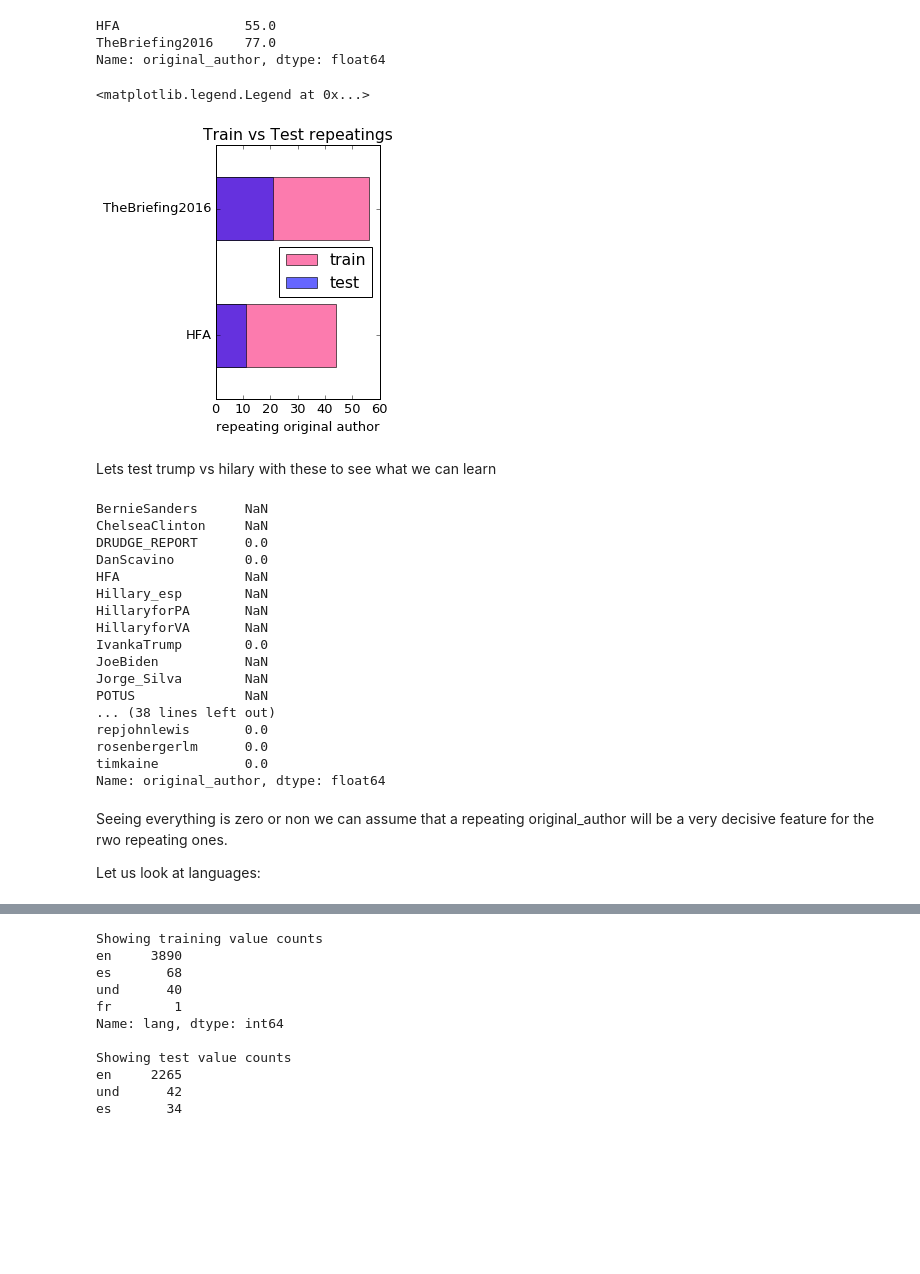
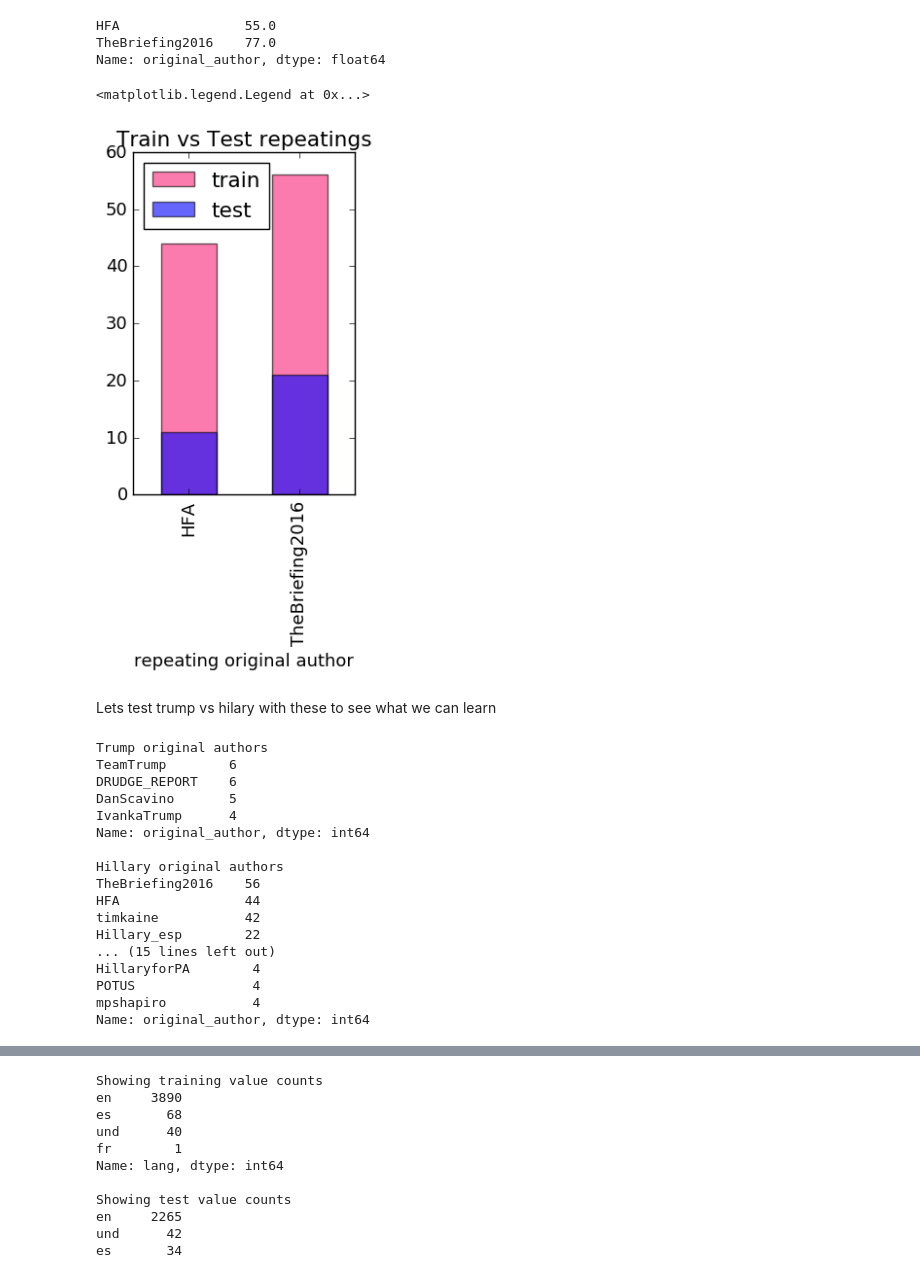
Before and after one commit to eytans/PresidentialTweets, a Jupyter notebook: hwq3.3.1.ipynb, the cells around one changed output, grey strips where cells are left out. Cells and saved outputs as stored; diff of their text form; code cells hidden in the pictures; blank space fills up the shorter version.

```diff
--- a/hwq3.3.1.ipynb
+++ b/hwq3.3.1.ipynb
@@ -201,0 +193,14 @@ plt.legend(loc='best')
+# %%
+plt.rc('font', size=13)
+fig = plt.figure(figsize=(30, 20))
+alpha = 0.6
+
+ax4 = plt.subplot2grid((2,3), (1,0))
+# since we are counting values it makes sense to regularize the counts
+(counted_trump[',count'].value_counts()  / counted_trump.shape[0]).plot(kind='line', color='#FA2379', label='trump', alpha=alpha)
+(counted_hilary[',count'].value_counts()  / counted_hilary.shape[0]).plot(kind='line', label='hilary', alpha=alpha)
+(counted_train[',count'].value_counts() / counted_train.shape[0]).plot(kind='line', label='train', alpha=alpha)
+(counted_test[',count'].value_counts() / counted_test.shape[0]).plot(kind='line', label='test', alpha=alpha)
+ax1.set_xlabel(', count')
+ax1.set_title("What's the counts of , in text?" )
+plt.legend(loc='best')
@@ -201,0 +210,14 @@ plt.legend(loc='best')
+# %%
+plt.rc('font', size=13)
+fig = plt.figure(figsize=(30, 20))
+alpha = 0.6
+
+ax5 = plt.subplot2grid((2,3), (1,1))
+# since we are counting values it makes sense to regularize the counts
+(counted_trump['-count'].value_counts()  / counted_trump.shape[0]).plot(kind='line', color='#FA2379', label='trump', alpha=alpha)
+(counted_hilary['-count'].value_counts()  / counted_hilary.shape[0]).plot(kind='line', label='hilary', alpha=alpha)
+(counted_train['-count'].value_counts() / counted_train.shape[0]).plot(kind='line', label='train', alpha=alpha)
+(counted_test['-count'].value_counts() / counted_test.shape[0]).plot(kind='line', label='test', alpha=alpha)
+ax1.set_xlabel('- count')
+ax1.set_title("What's the counts of - in text?" )
+plt.legend(loc='best')
@@ -224,44 +249,42 @@ Name: original_author, dtype: float64
 # %%
 plt.rc('font', size=13)
 fig = plt.figure(figsize=(10, 10))
 alpha = 0.6
 
 ax1 = plt.subplot2grid((2,3), (0,0))
 # since we are counting values it makes sense to regularize the counts
 repeating_train = (get_all_repeating_original(train) + get_all_repeating_original(test) - get_all_repeating_original(test)).dropna()
 repeating_test = (get_all_repeating_original(train) + get_all_repeating_original(test) - get_all_repeating_original(train)).dropna()
-repeating_train.plot(kind='barh', color='#FA2379', label='train', alpha=alpha)
-repeating_test.plot(kind='barh', label='test', alpha=alpha)
+repeating_train.plot(kind='bar', color='#FA2379', label='train', alpha=alpha)
+repeating_test.plot(kind='bar', label='test', alpha=alpha)
 ax1.set_xlabel('repeating original author')
 ax1.set_title("Train vs Test repeatings" )
 plt.legend(loc='best')
 # %% [output]
 <matplotlib.legend.Legend at 0x...>
-[figure, old version]
+[figure, new version]
 # %% [markdown]
 Lets test trump vs hilary with these to see what we can learn
 # %%
-print(get_all_repeating_original(trump) - get_all_repeating_original(train))
-print(get_all_repeating_original(hilary) - get_all_repeating_original(train))
+print('Trump original authors')
+print(get_all_repeating_original(trump))
+print('\nHillary original authors')
+print(get_all_repeating_original(hilary))
 # %% [output]
-BernieSanders      NaN
-ChelseaClinton     NaN
-DRUDGE_REPORT      0.0
-DanScavino         0.0
-HFA                NaN
-Hillary_esp        NaN
-HillaryforPA       NaN
-HillaryforVA       NaN
-IvankaTrump        0.0
-JoeBiden           NaN
-Jorge_Silva        NaN
-POTUS              NaN
-... (38 lines left out)
-repjohnlewis       0.0
-rosenbergerlm      0.0
-timkaine           0.0
-Name: original_author, dtype: float64
+Trump original authors
+TeamTrump        6
+DRUDGE_REPORT    6
+DanScavino       5
+IvankaTrump      4
+Name: original_author, dtype: int64
+
+Hillary original authors
+TheBriefing2016    56
+HFA                44
+timkaine           42
+Hillary_esp        22
+... (15 lines left out)
+HillaryforPA        4
+POTUS               4
+mpshapiro           4
+Name: original_author, dtype: int64
-# %% [markdown]
-Seeing everything is zero or non we can assume that a repeating original_author will be a very decisive feature for the rwo repeating ones.
-
-Let us look at languages:
```
Also changed, not shown: parts of 9 cells of this notebook, 3 other files.
